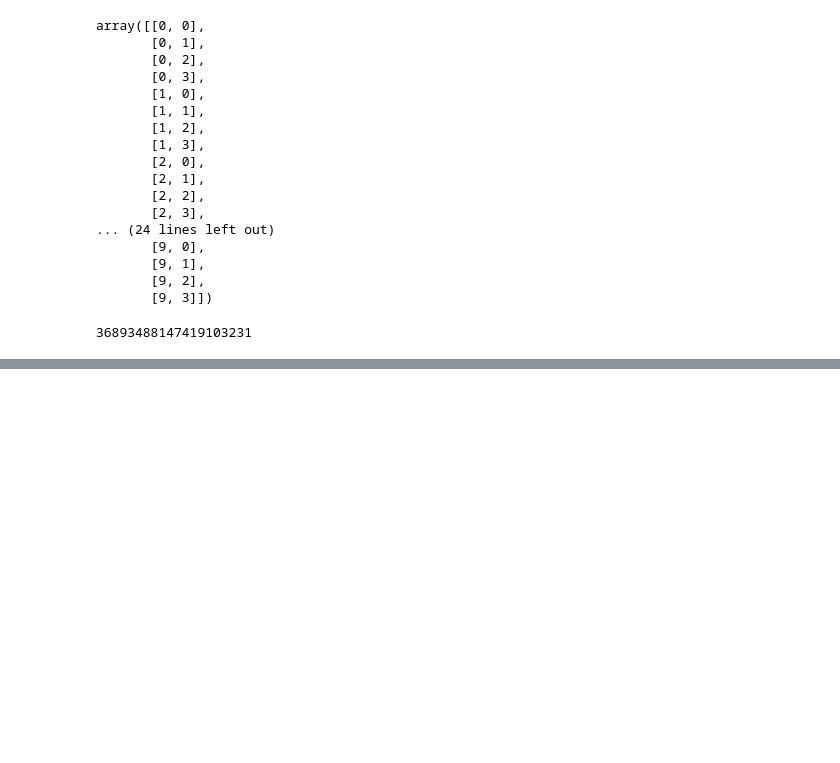
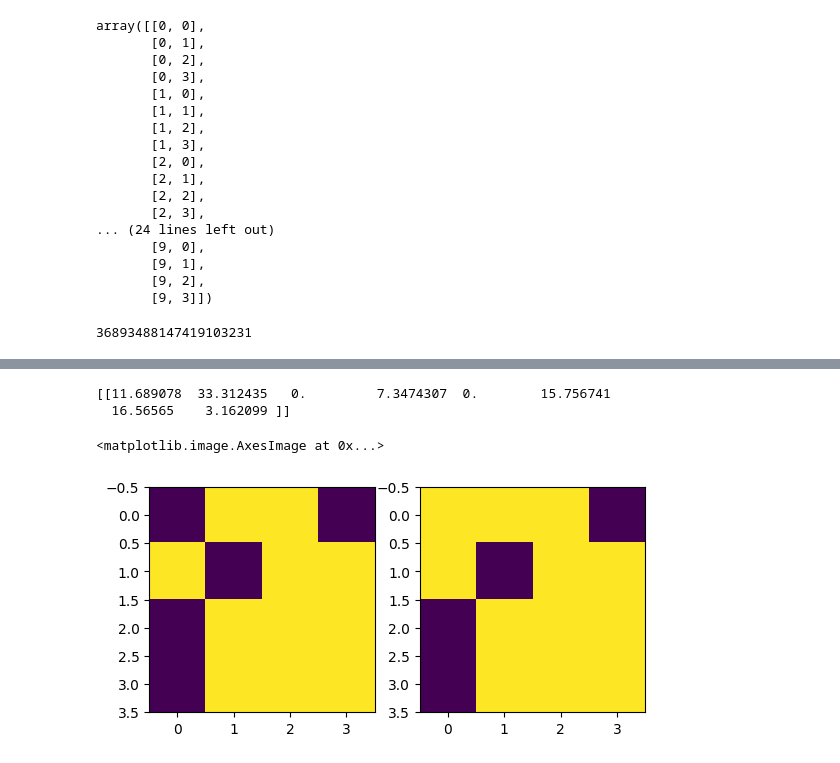
Before and after one commit to gasparyanartur/tif360-advanced-machine-learning-with-neural-networks, a Jupyter notebook: hw-b/test.ipynb, the cells around one changed output, grey strips where cells are left out. Cells and saved outputs as stored; diff of their text form; code cells hidden in the pictures; blank space fills up the shorter version.

```diff
--- a/hw-b/test.ipynb
+++ b/hw-b/test.ipynb
@@ -110,0 +151,30 @@ int(gmpy2.pack([1 for _ in range(65)], 1))
+# %%
+ae = SmallStateAutoEncoder(8, 64).to(device)
+loss_fn = nn.MSELoss()
+optim = torch.optim.Adam(ae.parameters(), lr=2E-4)
+
+losses = []
+run_loss = 0
+n_epochs = 100
+
+ae.train()
+for epoch in range(n_epochs):
+    print(f'epoch: {epoch}/{n_epochs}')
+
+    run_loss = 0
+    for x in data:
+        optim.zero_grad()
+        x = x.to(device)
+
+        y = ae(x)
+
+        loss = loss_fn(y, x)
+        run_loss += loss.item()
+
+        loss.backward()
+        optim.step()
+
+    train_loss = run_loss / len(data)
+
+    print(f'loss: {train_loss}')
+    losses.append(train_loss)
@@ -110,0 +199,19 @@ int(gmpy2.pack([1 for _ in range(65)], 1))
+# %%
+import matplotlib.pyplot as plt
+
+ex_grid = np.array([[-1, 1, 1, -1], [1, -1, 1, 1], [-1, 1, 1, 1], [-1, 1, 1, 1]])
+ex_grid = ex_grid.reshape(1, 1, 4, 4)
+ex_grid = torch.Tensor(ex_grid).to(device)
+
+ae.eval()
+ex_y = torch.sgn(ae(ex_grid))
+print(ae.encoder(ex_grid).detach().cpu().numpy())
+
+fig, (ax1, ax2) = plt.subplots(1, 2)
+ax1.imshow(ex_grid.detach().cpu().numpy().squeeze())
+ax2.imshow(ex_y.detach().cpu().numpy().squeeze())
+# %% [output]
+[[11.689078  33.312435   0.         7.3474307  0.        15.756741
+  16.56565    3.162099 ]]
+<matplotlib.image.AxesImage at 0x...>
+[figure, added]
```
Also changed, not shown: parts of 7 cells of this notebook, 1 other file.
